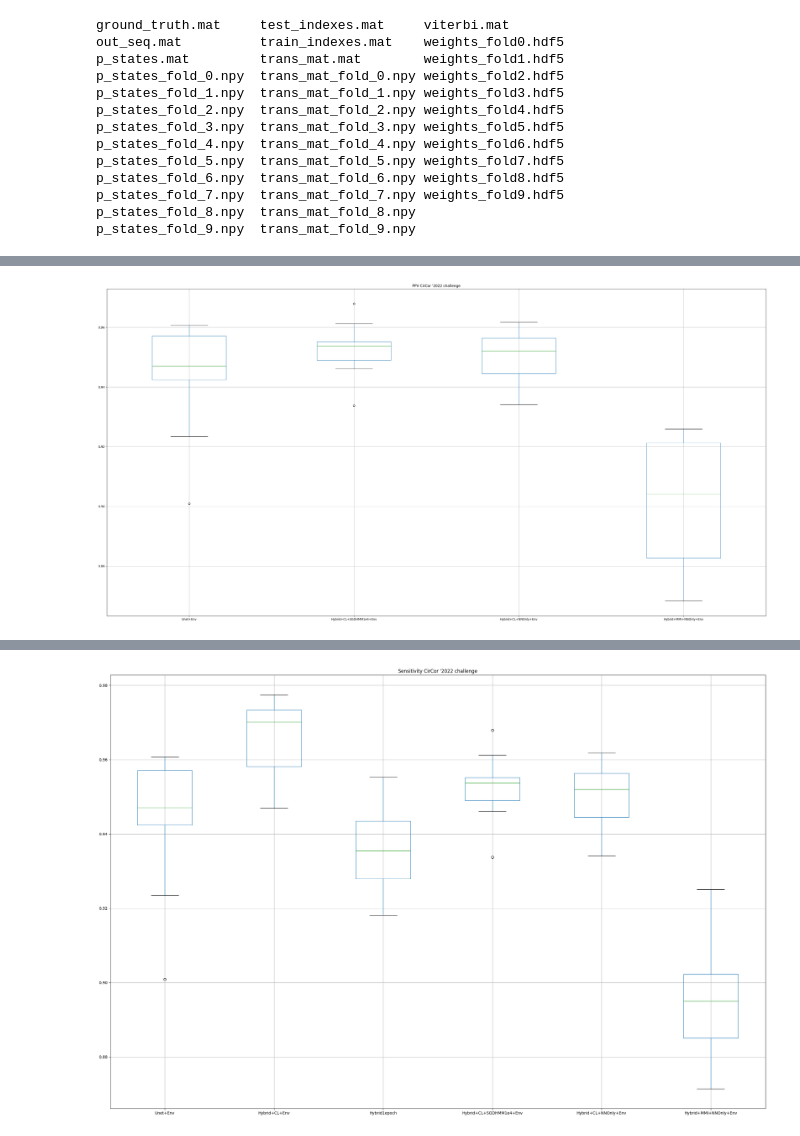
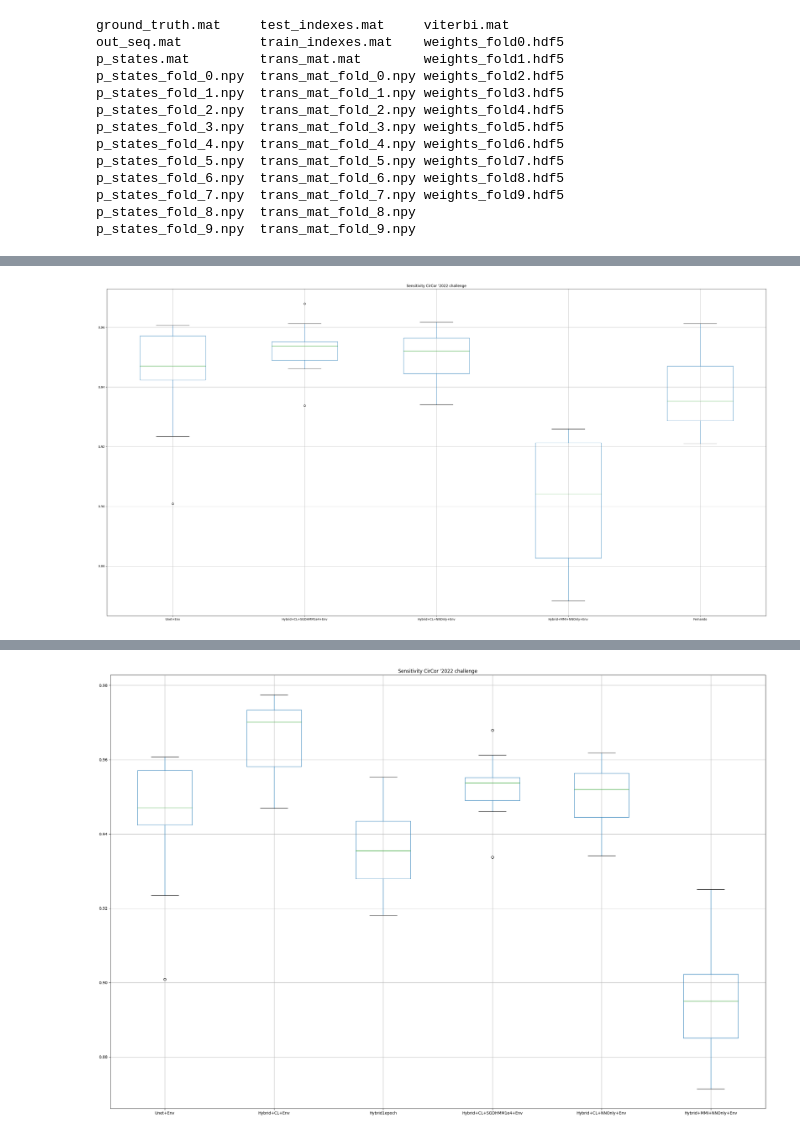
Before and after one commit to miguelmartins/hybrid-hmm, a Jupyter notebook: notebooks/physionet16_eval.ipynb, the cells around one changed output, grey strips where cells are left out. Cells and saved outputs as stored; diff of their text form; code cells hidden in the pictures.

```diff
--- a/notebooks/physionet16_eval.ipynb
+++ b/notebooks/physionet16_eval.ipynb
@@ -122,13 +125,15 @@ plt.show()
 # %%
 df = pd.DataFrame({
     'Unet+Env': circor_unet_cre_env[2],
     'Hybrid+CL+SGDHMM1e4+Env': circor_hybrid_env_cl_nn_only[2],
     'Hybrid+CL+NNOnly+Env': circor_nn_only_env_cl[2],
     'Hybrid+MMI+NNOnly+Env': circor_nn_only_env_mmi_1e3[2],
+    'Fernando': circor_fernando[2]
+
                    })
 
 boxplot = df.boxplot(column=list(df.keys()), figsize=(40,20))
-plt.title('PPV CirCor \'2022 challenge')
+plt.title('Sensitivity CirCor \'2022 challenge')
 plt.show()
 # %% [output]
-[figure, old version]
+[figure, new version]
```
Also changed, not shown: parts of 7 cells of this notebook.
